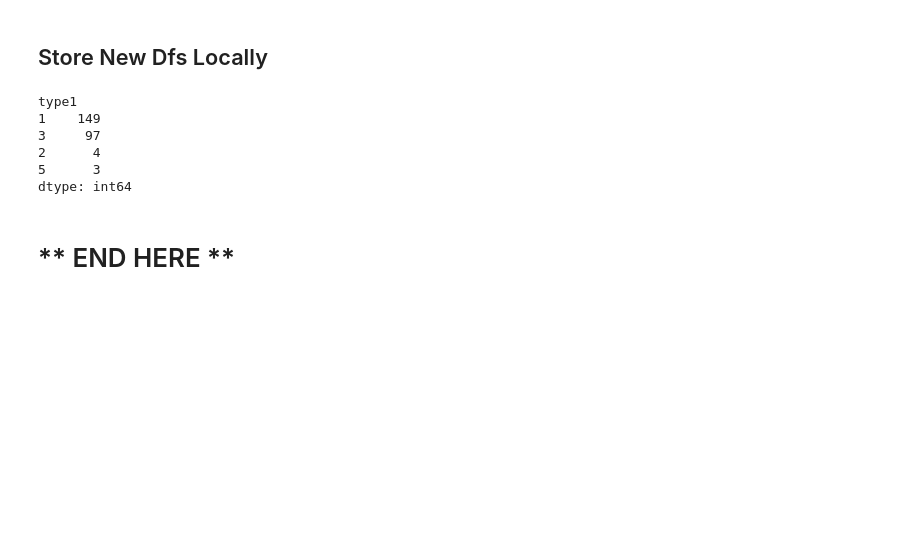
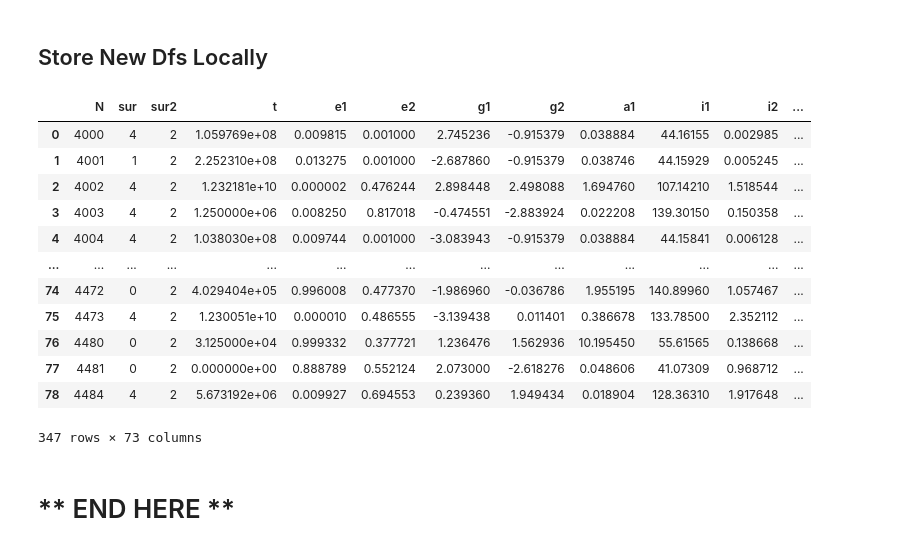
Before and after one commit to cheyanneshariat/OSPE_Scripts, a Jupyter notebook: COSMIC_queries.ipynb, the cells around one changed output. Cells and saved outputs as stored; diff of their text form; code cells hidden in the pictures; blank space fills up the shorter version.

```diff
--- a/COSMIC_queries.ipynb
+++ b/COSMIC_queries.ipynb
@@ -1492,15 +1498,22 @@ def randomize_i(row):
 pickle_PATH = '/Users/bijan1339/Desktop/Research/Dataframes/'
 
 tl_df.to_pickle(pickle_PATH  + f'tl_df_{model_name}.pkl')
-# %%
-pd.read_pickle(pickle_PATH  + f'tl_df_{model_name}.pkl').value_counts('type1')
-# %% [output]
-type1
-1    149
-3     97
-2      4
-5      3
-dtype: int64
+# %%
+tl_df
+# %% [output]
+|  | N | sur | sur2 | t | e1 | e2 | g1 | g2 | a1 | i1 | i2 | ... |
+| 0 | 4000 | 4 | 2 | 1.059769e+08 | 0.009815 | 0.001000 | 2.745236 | -0.915379 | 0.038884 | 44.16155 | 0.002985 | ... |
+| 1 | 4001 | 1 | 2 | 2.252310e+08 | 0.013275 | 0.001000 | -2.687860 | -0.915379 | 0.038746 | 44.15929 | 0.005245 | ... |
+| 2 | 4002 | 4 | 2 | 1.232181e+10 | 0.000002 | 0.476244 | 2.898448 | 2.498088 | 1.694760 | 107.14210 | 1.518544 | ... |
+| 3 | 4003 | 4 | 2 | 1.250000e+06 | 0.008250 | 0.817018 | -0.474551 | -2.883924 | 0.022208 | 139.30150 | 0.150358 | ... |
+| 4 | 4004 | 4 | 2 | 1.038030e+08 | 0.009744 | 0.001000 | -3.083943 | -0.915379 | 0.038884 | 44.15841 | 0.006128 | ... |
+| ... | ... | ... | ... | ... | ... | ... | ... | ... | ... | ... | ... | ... |
+| 74 | 4472 | 0 | 2 | 4.029404e+05 | 0.996008 | 0.477370 | -1.986960 | -0.036786 | 1.955195 | 140.89960 | 1.057467 | ... |
+| 75 | 4473 | 4 | 2 | 1.230051e+10 | 0.000010 | 0.486555 | -3.139438 | 0.011401 | 0.386678 | 133.78500 | 2.352112 | ... |
+| 76 | 4480 | 0 | 2 | 3.125000e+04 | 0.999332 | 0.377721 | 1.236476 | 1.562936 | 10.195450 | 55.61565 | 0.138668 | ... |
+| 77 | 4481 | 0 | 2 | 0.000000e+00 | 0.888789 | 0.552124 | 2.073000 | -2.618276 | 0.048606 | 41.07309 | 0.968712 | ... |
+| 78 | 4484 | 4 | 2 | 5.673192e+06 | 0.009927 | 0.694553 | 0.239360 | 1.949434 | 0.018904 | 128.36310 | 1.917648 | ... |
+347 rows × 73 columns
 # %% [markdown]
 # ** END HERE **
 # %%
```
Also changed, not shown: parts of 3 cells of this notebook, 1 other file.
